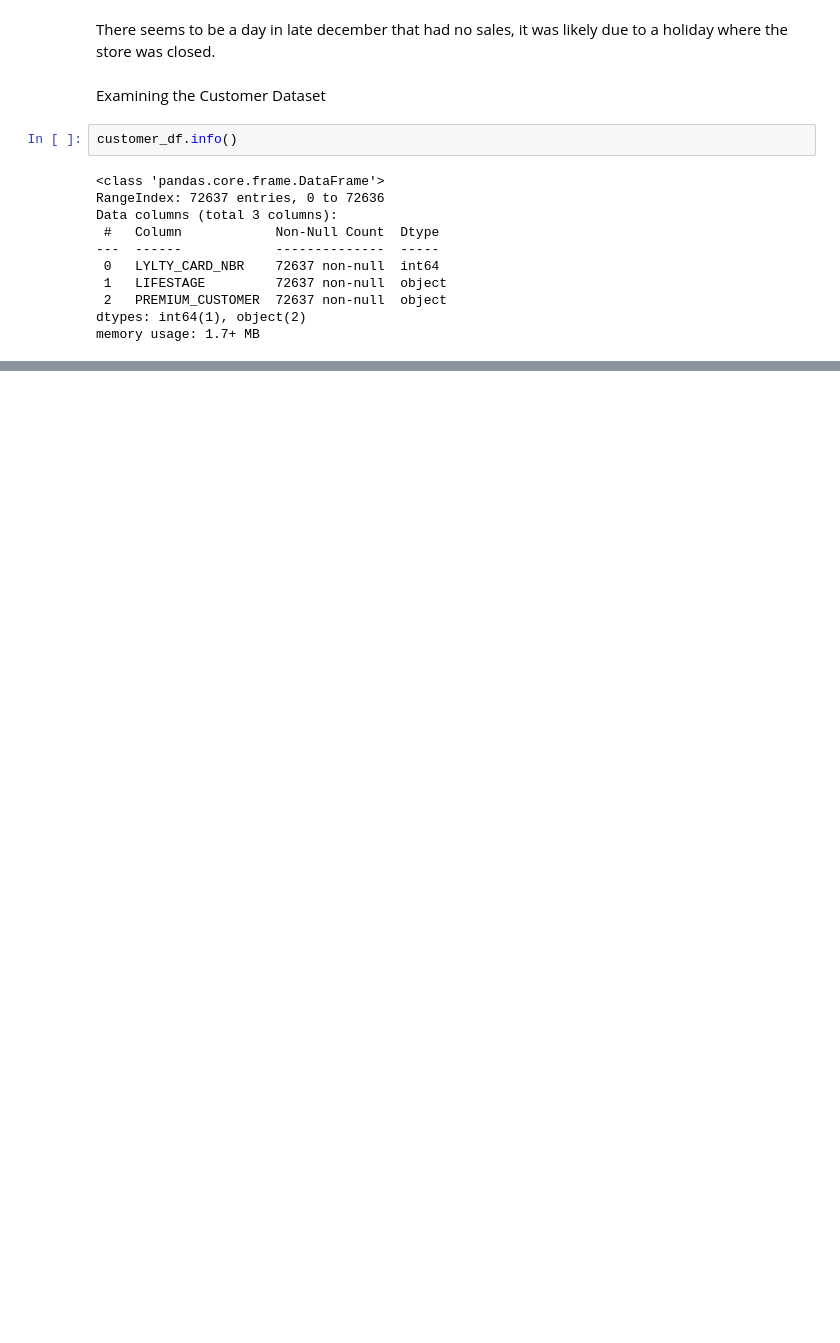
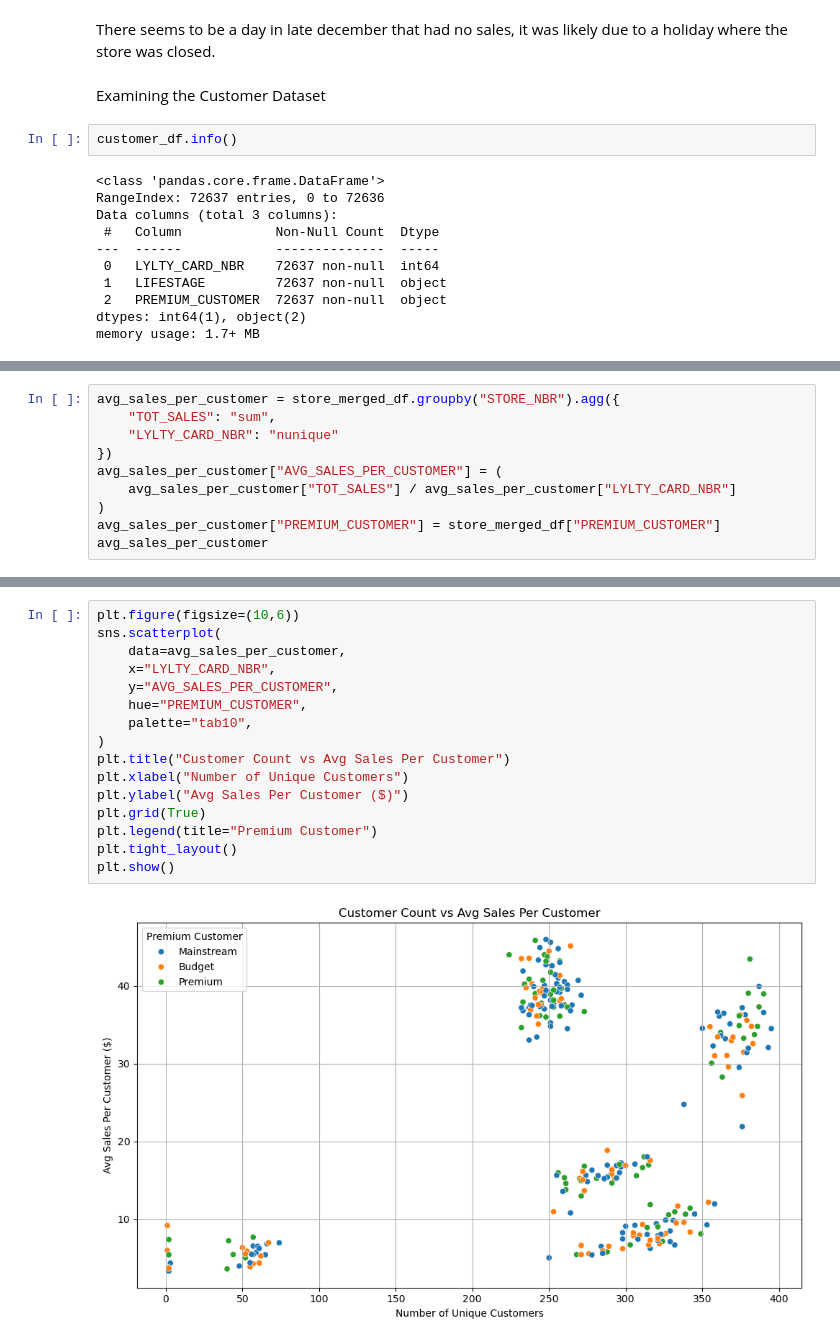
Before and after one commit to schao021/Quantium-Data-Analytics, a Jupyter notebook: Task_1_new.ipynb, the cells around one changed output, grey strips where cells are left out. Cells and saved outputs as stored; diff of their text form; blank space fills up the shorter version.

```diff
--- a/Task_1_new.ipynb
+++ b/Task_1_new.ipynb
@@ -272,0 +345,10 @@ Length: 72637, dtype: bool
+# %%
+avg_sales_per_customer = store_merged_df.groupby("STORE_NBR").agg({
+    "TOT_SALES": "sum",
+    "LYLTY_CARD_NBR": "nunique"
+})
+avg_sales_per_customer["AVG_SALES_PER_CUSTOMER"] = (
+    avg_sales_per_customer["TOT_SALES"] / avg_sales_per_customer["LYLTY_CARD_NBR"]
+)
+avg_sales_per_customer["PREMIUM_CUSTOMER"] = store_merged_df["PREMIUM_CUSTOMER"]
+avg_sales_per_customer
@@ -272,0 +370,18 @@ Length: 72637, dtype: bool
+# %%
+plt.figure(figsize=(10,6))
+sns.scatterplot(
+    data=avg_sales_per_customer,
+    x="LYLTY_CARD_NBR",
+    y="AVG_SALES_PER_CUSTOMER",
+    hue="PREMIUM_CUSTOMER",
+    palette="tab10",
+)
+plt.title("Customer Count vs Avg Sales Per Customer")
+plt.xlabel("Number of Unique Customers")
+plt.ylabel("Avg Sales Per Customer ($)")
+plt.grid(True)
+plt.legend(title="Premium Customer")
+plt.tight_layout()
+plt.show()
+# %% [output]
+[figure, added]
```
Also changed, not shown: parts of 16 cells of this notebook.
